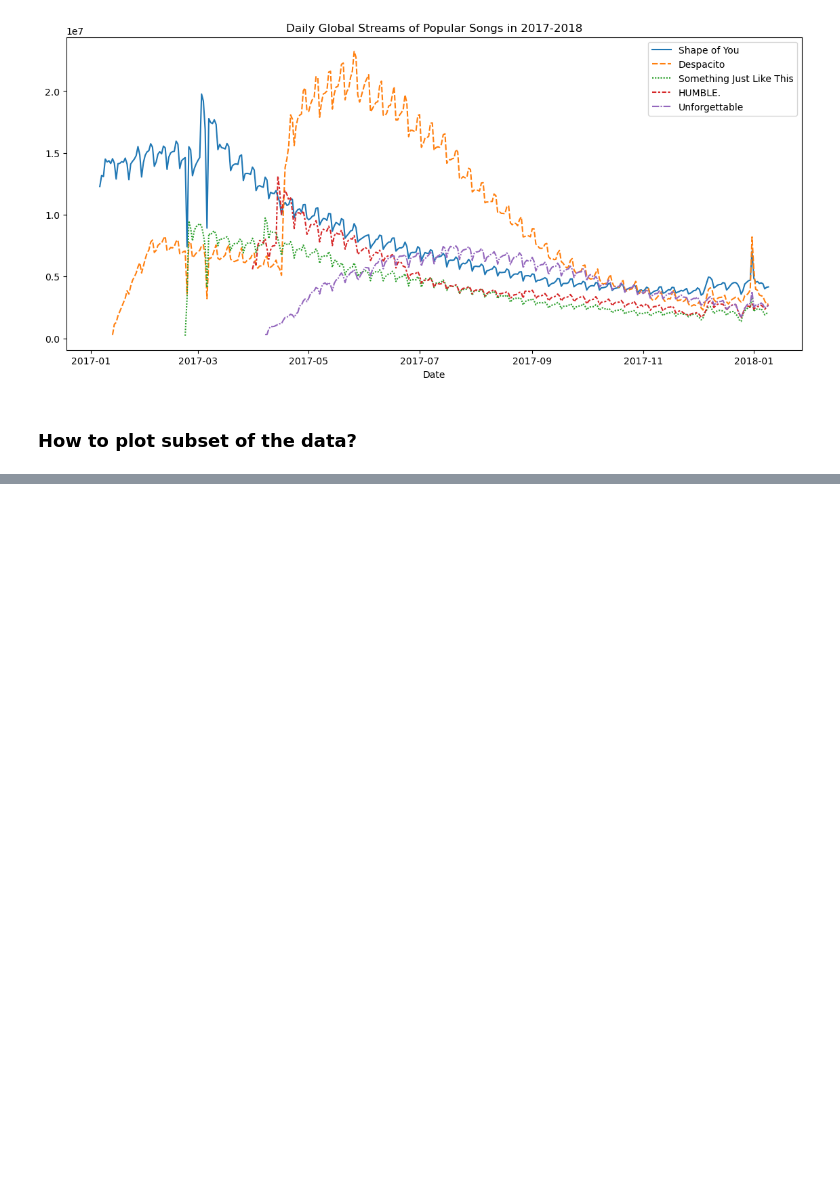
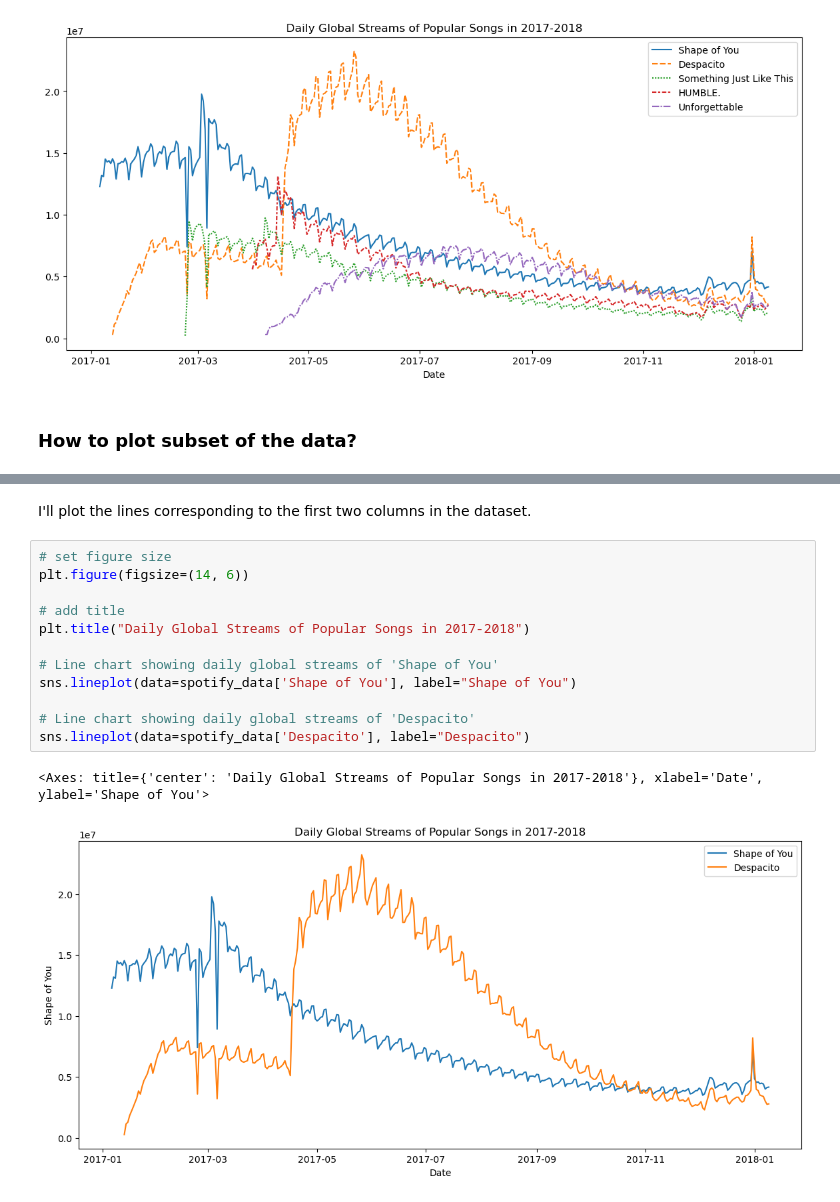
Before and after one commit to oktavianuu/data-analysis, a Jupyter notebook: data-visualization/seaborn.ipynb, the cells around one changed output, grey strips where cells are left out. Drawn from its saved outputs; the diff is of its cells as text; blank space fills up the shorter version.

```diff
--- a/data-visualization/seaborn.ipynb
+++ b/data-visualization/seaborn.ipynb
@@ -76,0 +85,17 @@ sns.lineplot(data=spotify_data)
+# %% [markdown]
+I'll plot the lines corresponding to the first two columns in the dataset.
+# %%
+# set figure size
+plt.figure(figsize=(14, 6))
+
+# add title
+plt.title("Daily Global Streams of Popular Songs in 2017-2018")
+
+# Line chart showing daily global streams of 'Shape of You'
+sns.lineplot(data=spotify_data['Shape of You'], label="Shape of You")
+
+# Line chart showing daily global streams of 'Despacito'
+sns.lineplot(data=spotify_data['Despacito'], label="Despacito")
+# %% [output]
+<Axes: title={'center': 'Daily Global Streams of Popular Songs in 2017-2018'}, xlabel='Date', ylabel='Shape of You'>
+[figure, added]
```
Also changed, not shown: parts of 1 cell of this notebook.
